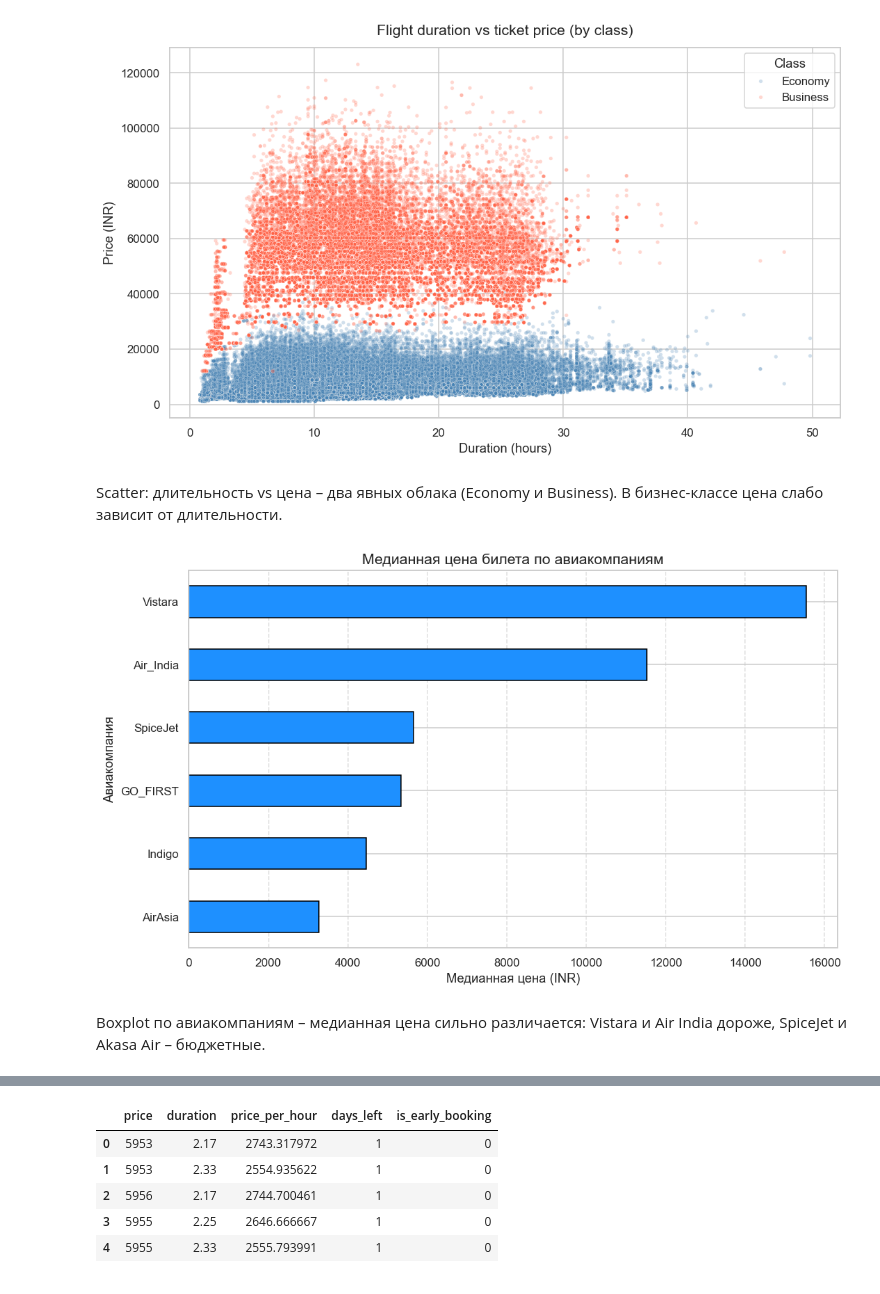
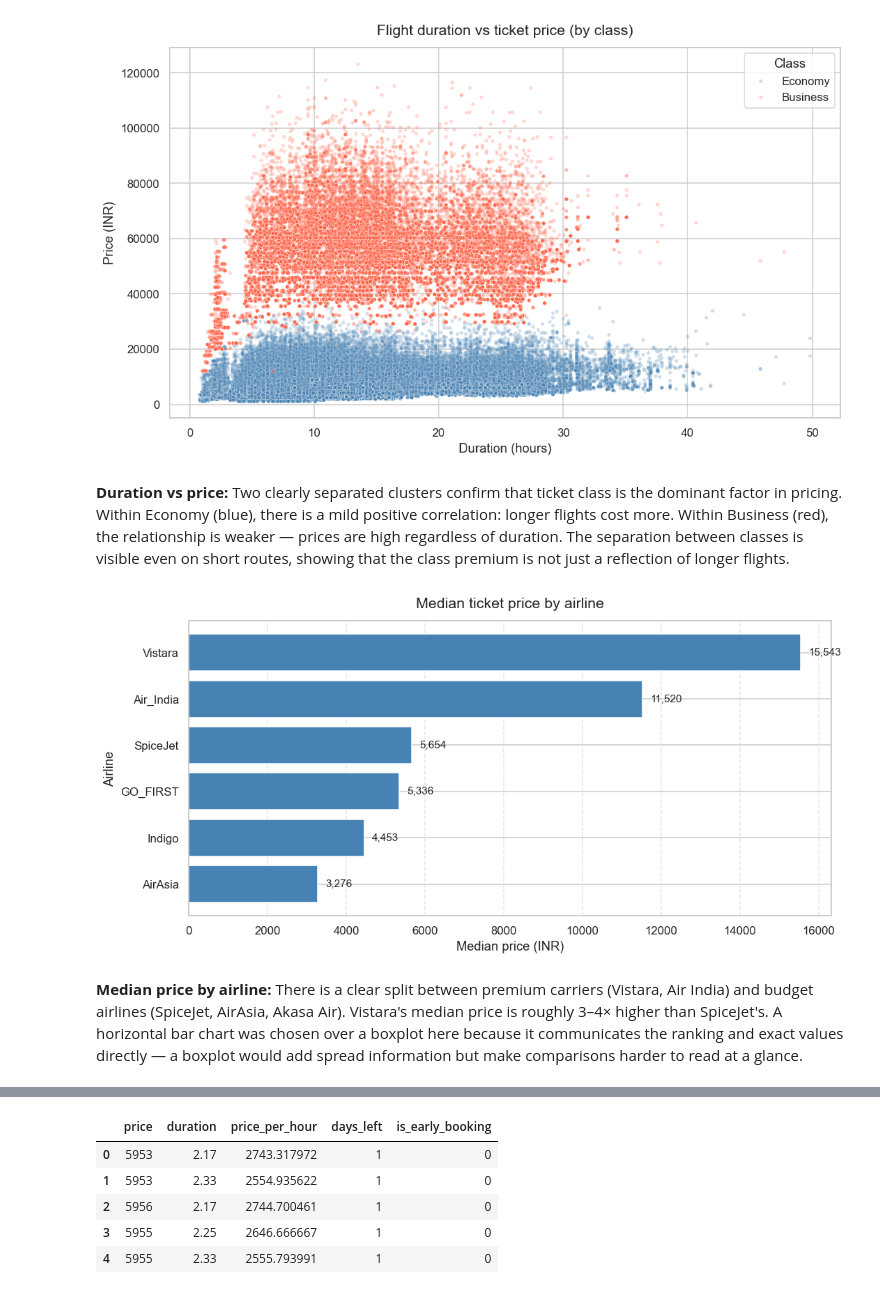
Before and after one commit to sofyakazykina/Flight-Price-Prediction, a Jupyter notebook: flight_analysis.ipynb, the cells around one changed output, grey strips where cells are left out. Drawn from its saved outputs; the diff is of its cells as text; code cells hidden in the pictures.

```diff
--- a/flight_analysis.ipynb
+++ b/flight_analysis.ipynb
@@ -201,22 +234,35 @@ plt.show()
 # %% [output]
 [figure]
 # %% [markdown]
-Scatter: длительность vs цена – два явных облака (Economy и Business). В бизнес-классе цена слабо зависит от длительности.
+**Duration vs price:**
+Two clearly separated clusters confirm that ticket class is the dominant factor in pricing.
+Within Economy (blue), there is a mild positive correlation: longer flights cost more.
+Within Business (red), the relationship is weaker — prices are high regardless of duration.
+The separation between classes is visible even on short routes, showing that the class premium is not just a reflection of longer flights.
 # %%
-# Рассчитываем медиану и группируем
+#Plot 3
 median_prices = df.groupby('airline')['price'].median().sort_values()
 
-# Строим горизонтальный барчарт
-plt.figure(figsize=(10,6))
-median_prices.plot(kind='barh', color='dodgerblue', edgecolor='black')
-plt.title('Медианная цена билета по авиакомпаниям', fontsize=14)
-plt.xlabel('Медианная цена (INR)', fontsize=12)
-plt.ylabel('Авиакомпания', fontsize=12)
-plt.grid(axis='x', linestyle='--', alpha=0.6)
+fig, ax = plt.subplots(figsize=(10, 5))
+bars = ax.barh(median_prices.index, median_prices.values,
+               color='steelblue', edgecolor='white')
+
+for bar, val in zip(bars, median_prices.values):
+    ax.text(val + 200, bar.get_y() + bar.get_height() / 2,
+            f'{val:,.0f}', va='center', fontsize=10)
+
+ax.set_title('Median ticket price by airline', fontsize=14, pad=12)
+ax.set_xlabel('Median price (INR)', fontsize=12)
+ax.set_ylabel('Airline', fontsize=12)
+ax.grid(axis='x', linestyle='--', alpha=0.5)
 plt.tight_layout()
 plt.show()
 # %% [output]
-[figure, old version]
+[figure, new version]
 # %% [markdown]
-Boxplot по авиакомпаниям – медианная цена сильно различается: Vistara и Air India дороже, SpiceJet и Akasa Air – бюджетные.
+**Median price by airline:**
+There is a clear split between premium carriers (Vistara, Air India) and budget airlines
+(SpiceJet, AirAsia, Akasa Air). Vistara's median price is roughly 3–4× higher than SpiceJet's.
+A horizontal bar chart was chosen over a boxplot here because it communicates the ranking
+and exact values directly — a boxplot would add spread information but make comparisons harder to read at a glance.
 # %%
```
Also changed, not shown: parts of 23 cells of this notebook.
